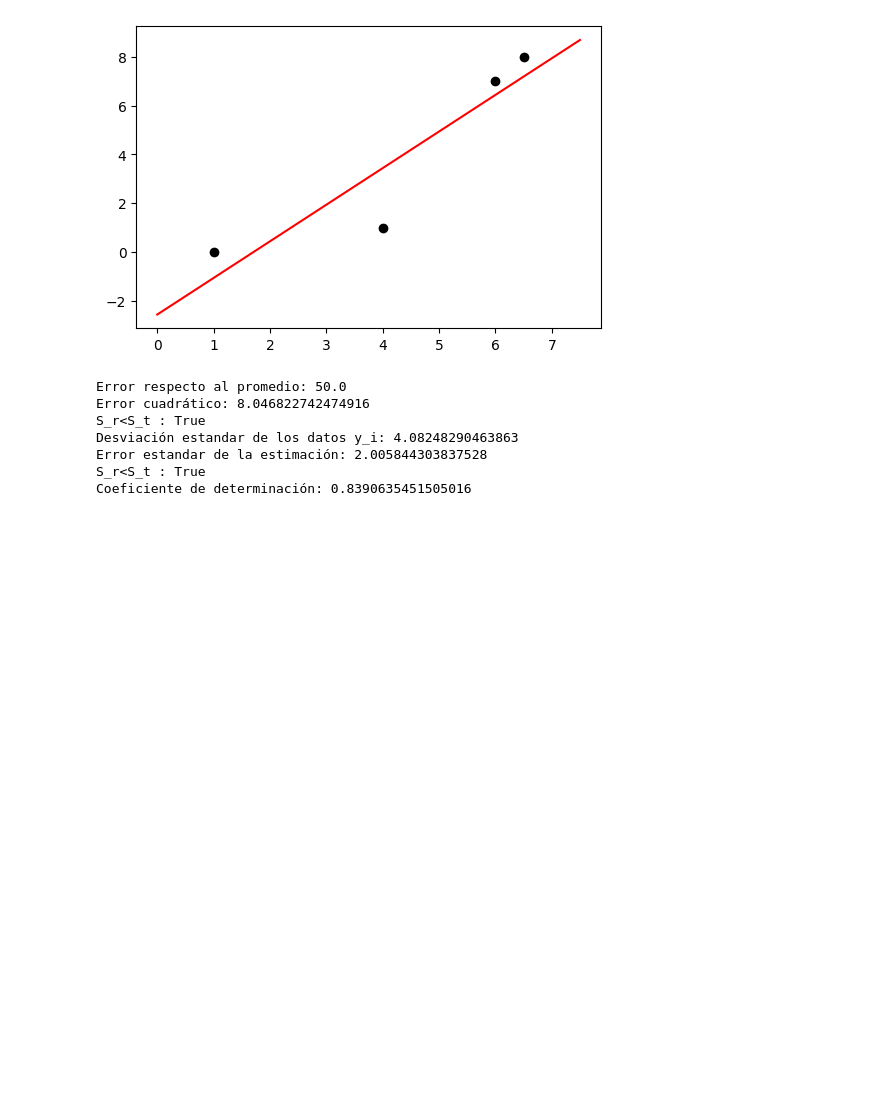
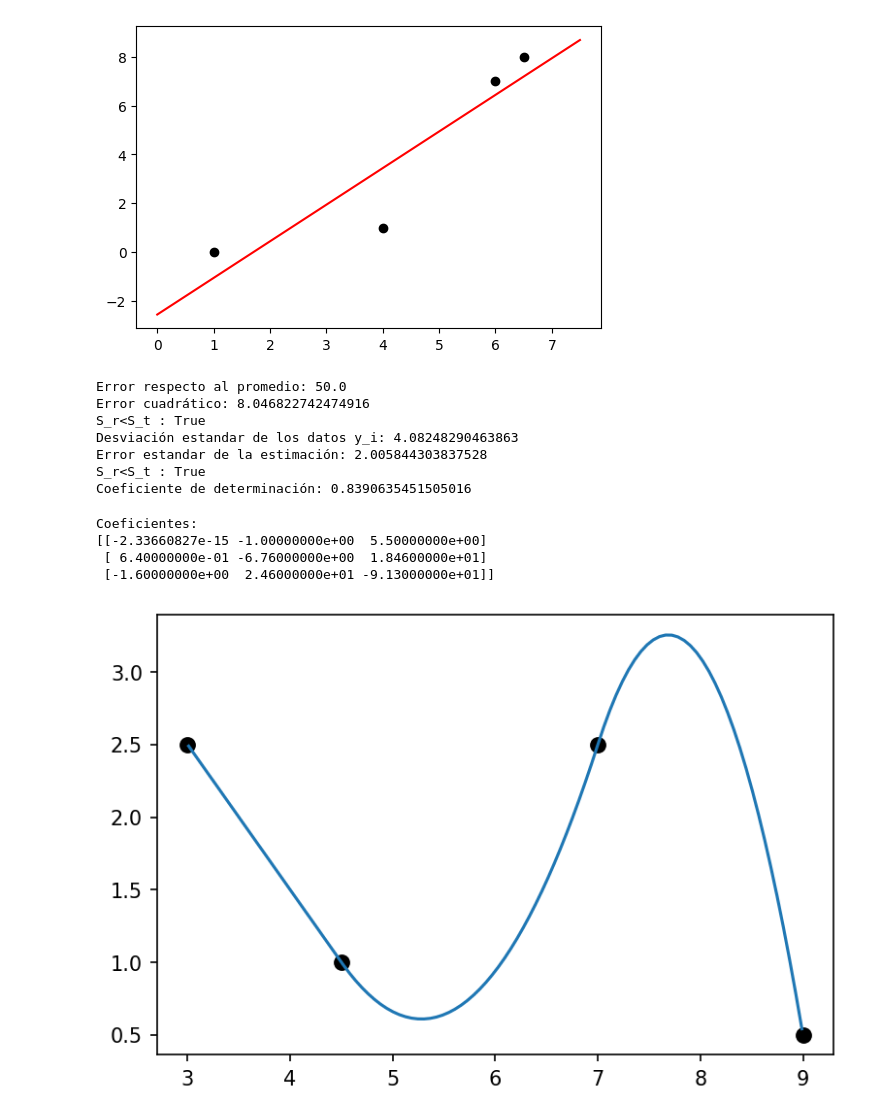
Before and after one commit to gmauricio-toledo/UNISON-teaching, a Jupyter notebook: interpolacion.ipynb, the cells around one changed output. Drawn from its saved outputs; the diff is of its cells as text; code cells hidden in the pictures; blank space fills up the shorter version.

Commit message:
splines implemented

```diff
--- a/interpolacion.ipynb
+++ b/interpolacion.ipynb
@@ -67,3 +67,21 @@ Desviación estandar de los datos y_i: 4.08248290463863
 Error estandar de la estimación: 2.005844303837528
 S_r<S_t : True
 Coeficiente de determinación: 0.8390635451505016
+# %%
+import numpy as np
+import matplotlib.pyplot as plt
+from interpolacion_aproximacion import Splines
+
+X = np.array([[3,2.5],[4.5,1],[7,2.5],[9,0.5]])
+# X = np.array([[3,2.5],[4.5,1],[5,3.5],[7,8],[9,0.5]])
+
+spl = Splines()
+coefs = spl.fit(X)
+print(f"Coeficientes:\n{coefs}")
+spl.plot()
+# %% [output]
+Coeficientes:
+[[-2.33660827e-15 -1.00000000e+00  5.50000000e+00]
+ [ 6.40000000e-01 -6.76000000e+00  1.84600000e+01]
+ [-1.60000000e+00  2.46000000e+01 -9.13000000e+01]]
+[figure, added]
```
Also changed, not shown: parts of 1 cell of this notebook, 2 other files.
